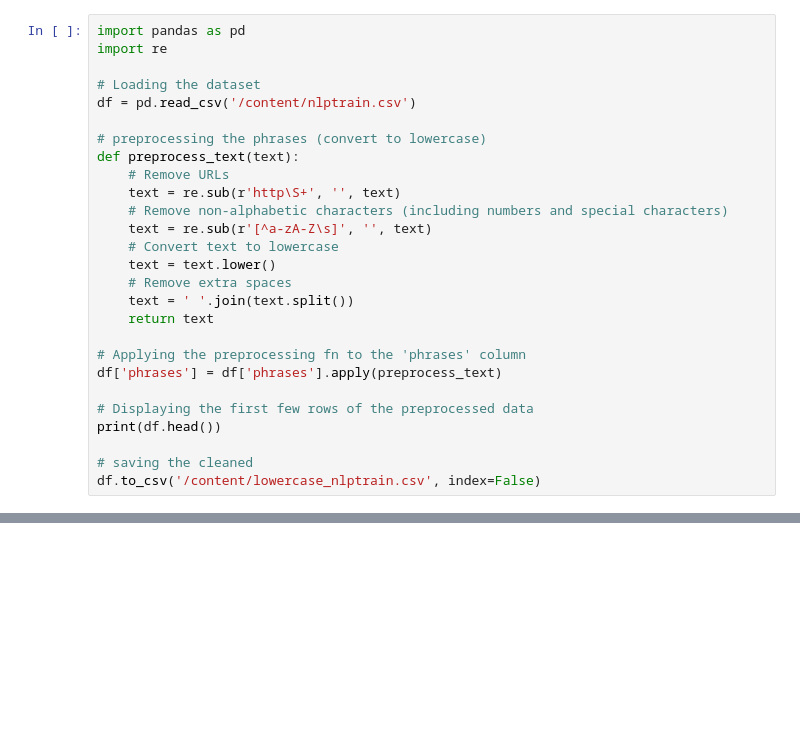
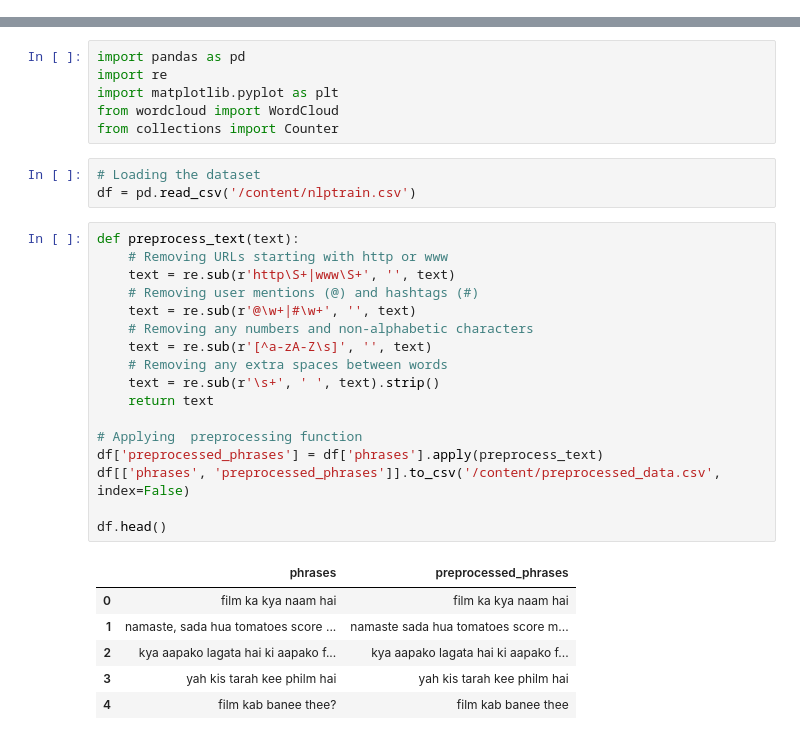
Before and after one commit to harshithamadarapu/Team16_Hinglish-Auto-suggestions, a Jupyter notebook: DataAnalysis.ipynb, the cells around one changed output, grey strips where cells are left out. Saved outputs shown, nothing was run; the diff lists cells and outputs as text; blank space fills up the shorter version.

```diff
--- a/DataAnalysis.ipynb
+++ b/DataAnalysis.ipynb
@@ -1,29 +1,2 @@
 # %% [markdown]
 <a href="https://colab.research.google.com/github/harshithamadarapu/Team16_Hinglish-Auto-suggestions/blob/main/DataAnalysis.ipynb" target="_parent"><img src="https://colab.research.google.com/assets/colab-badge.svg" alt="Open In Colab"/></a>
-# %%
-import pandas as pd
-import re
-
-# Loading the dataset
-df = pd.read_csv('/content/nlptrain.csv')
-
-# preprocessing the phrases (convert to lowercase)
-def preprocess_text(text):
-    # Remove URLs
-    text = re.sub(r'http\S+', '', text)
-    # Remove non-alphabetic characters (including numbers and special characters)
-    text = re.sub(r'[^a-zA-Z\s]', '', text)
-    # Convert text to lowercase
-    text = text.lower()
-    # Remove extra spaces
-    text = ' '.join(text.split())
-    return text
-
-# Applying the preprocessing fn to the 'phrases' column
-df['phrases'] = df['phrases'].apply(preprocess_text)
-
-# Displaying the first few rows of the preprocessed data
-print(df.head())
-
-# saving the cleaned
-df.to_csv('/content/lowercase_nlptrain.csv', index=False)
@@ -85,0 +3,33 @@ Hindi words: 477370
+# %%
+import pandas as pd
+import re
+import matplotlib.pyplot as plt
+from wordcloud import WordCloud
+from collections import Counter
+# %%
+# Loading the dataset
+df = pd.read_csv('/content/nlptrain.csv')
+# %%
+def preprocess_text(text):
+    # Removing URLs starting with http or www
+    text = re.sub(r'http\S+|www\S+', '', text)
+    # Removing user mentions (@) and hashtags (#)
+    text = re.sub(r'@\w+|#\w+', '', text)
+    # Removing any numbers and non-alphabetic characters
+    text = re.sub(r'[^a-zA-Z\s]', '', text)
+    # Removing any extra spaces between words
+    text = re.sub(r'\s+', ' ', text).strip()
+    return text
+
+# Applying  preprocessing function
+df['preprocessed_phrases'] = df['phrases'].apply(preprocess_text)
+df[['phrases', 'preprocessed_phrases']].to_csv('/content/preprocessed_data.csv', index=False)
+
+df.head()
+# %% [output]
+|  | phrases | preprocessed_phrases |
+| 0 | film ka kya naam hai | film ka kya naam hai |
+| 1 | namaste, sada hua tomatoes score ... | namaste sada hua tomatoes score m... |
+| 2 | kya aapako lagata hai ki aapako f... | kya aapako lagata hai ki aapako f... |
+| 3 | yah kis tarah kee philm hai | yah kis tarah kee philm hai |
+| 4 | film kab banee thee? | film kab banee thee |
```
Also changed, not shown: parts of 12 cells of this notebook.
